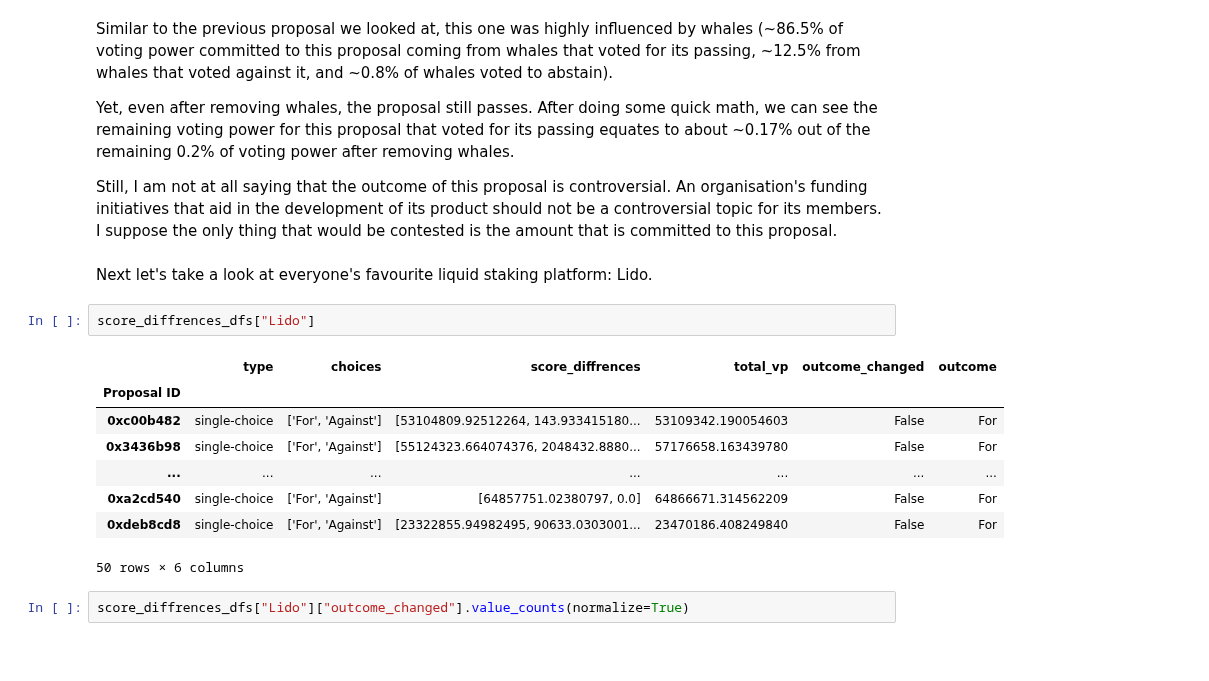
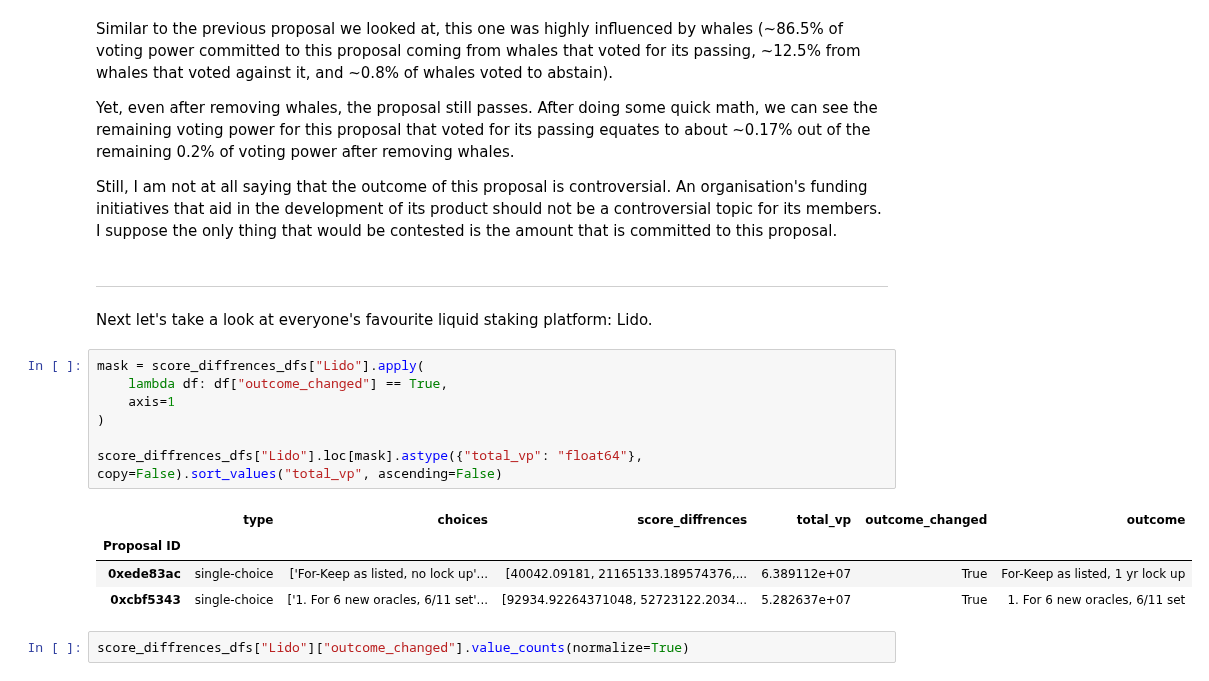
Before and after one commit to acemasterjb/gov_analysis, a Jupyter notebook: _sources/plutocracy_report.ipynb, the cells around one changed output. Drawn from its saved outputs; the diff is of its cells as text; blank space fills up the shorter version.

```diff
--- a/_sources/plutocracy_report.ipynb
+++ b/_sources/plutocracy_report.ipynb
@@ -216,18 +217,20 @@ Yet, even after removing whales, the proposal still passes. After doing some qui
 
 Still, I am not at all saying that the outcome of this proposal is controversial. An organisation's funding initiatives that aid in the development of its product should not be a controversial topic for its members. I suppose the only thing that would be contested is the amount that is committed to this proposal.
 # %% [markdown]
+---
 Next let's take a look at everyone's favourite liquid staking platform: Lido.
-# %%
-score_diffrences_dfs["Lido"]
-# %% [output]
-|  | type | choices | score_diffrences | total_vp | outcome_changed | outcome |
-| Proposal ID |  |  |  |  |  |  |
-| 0xc00b482 | single-choice | ['For', 'Against'] | [53104809.92512264, 143.933415180... | 53109342.190054603 | False | For |
-| 0x3436b98 | single-choice | ['For', 'Against'] | [55124323.664074376, 2048432.8880... | 57176658.163439780 | False | For |
-| ... | ... | ... | ... | ... | ... | ... |
-| 0xa2cd540 | single-choice | ['For', 'Against'] | [64857751.02380797, 0.0] | 64866671.314562209 | False | For |
-| 0xdeb8cd8 | single-choice | ['For', 'Against'] | [23322855.94982495, 90633.0303001... | 23470186.408249840 | False | For |
-50 rows × 6 columns
+# %%
+mask = score_diffrences_dfs["Lido"].apply(
+    lambda df: df["outcome_changed"] == True,
+    axis=1
+)
+
+score_diffrences_dfs["Lido"].loc[mask].astype({"total_vp": "float64"}, copy=False).sort_values("total_vp", ascending=False)
+# %% [output]
+|  | type | choices | score_diffrences | total_vp | outcome_changed | outcome |
+| Proposal ID |  |  |  |  |  |  |
+| 0xede83ac | single-choice | ['For-Keep as listed, no lock up'... | [40042.09181, 21165133.189574376,... | 6.389112e+07 | True | For-Keep as listed, 1 yr lock up |
+| 0xcbf5343 | single-choice | ['1. For 6 new oracles, 6/11 set'... | [92934.92264371048, 52723122.2034... | 5.282637e+07 | True | 1. For 6 new oracles, 6/11 set |
 # %%
 score_diffrences_dfs["Lido"]["outcome_changed"].value_counts(normalize=True)
 # %% [output]
```
Also changed, not shown: parts of 27 cells of this notebook, 2 other files.
